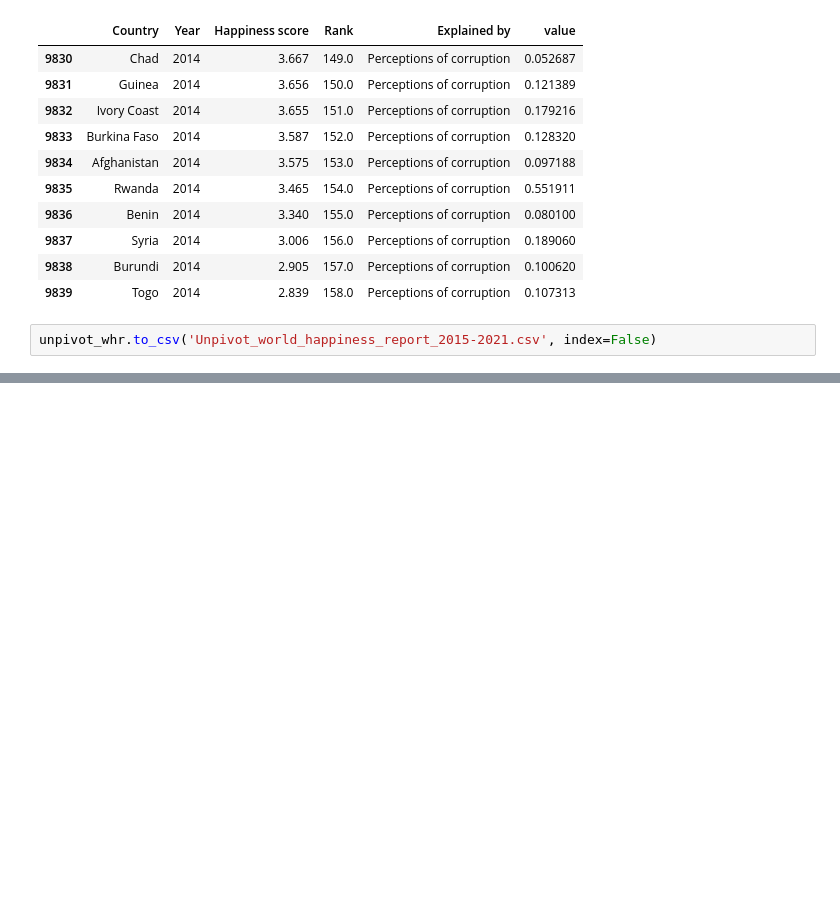
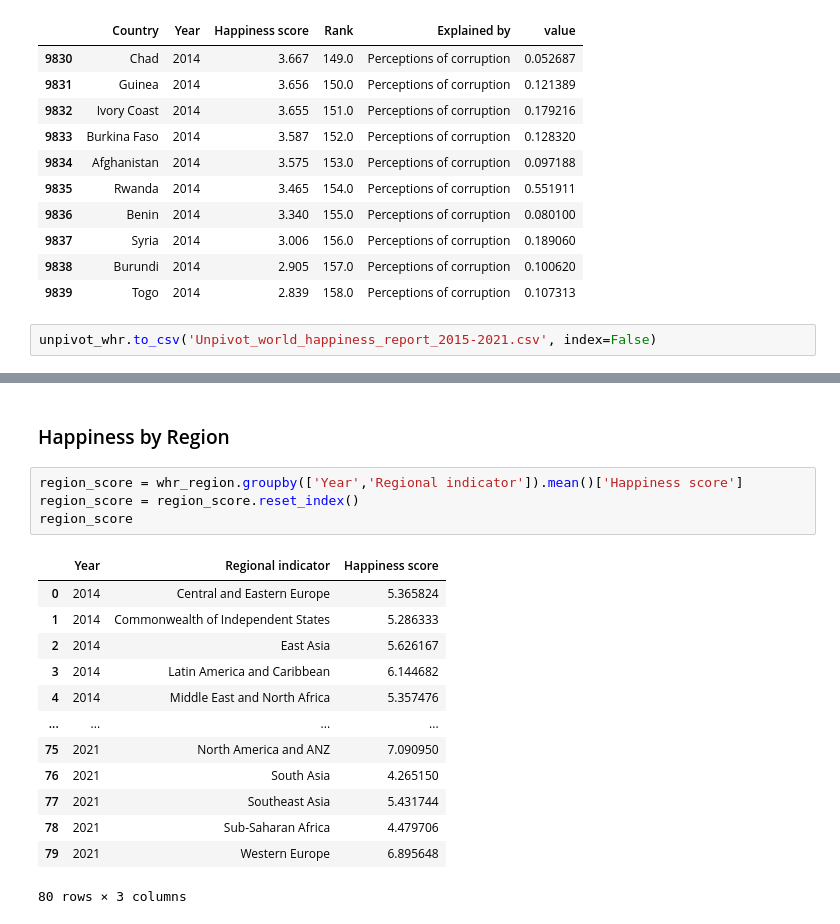
Before and after one commit to angkohtenko/World_Happiness_Report, a Jupyter notebook: Clean_data.ipynb, the cells around one changed output, grey strips where cells are left out. Drawn from its saved outputs; the diff is of its cells as text; blank space fills up the shorter version.

```diff
--- a/Clean_data.ipynb
+++ b/Clean_data.ipynb
@@ -938,0 +1044,20 @@ unpivot_whr.to_csv('Unpivot_world_happiness_report_2015-2021.csv', index=False)
+# %% [markdown]
+### Happiness by Region
+# %%
+region_score = whr_region.groupby(['Year','Regional indicator']).mean()['Happiness score']
+region_score = region_score.reset_index()
+region_score
+# %% [output]
+|  | Year | Regional indicator | Happiness score |
+| 0 | 2014 | Central and Eastern Europe | 5.365824 |
+| 1 | 2014 | Commonwealth of Independent States | 5.286333 |
+| 2 | 2014 | East Asia | 5.626167 |
+| 3 | 2014 | Latin America and Caribbean | 6.144682 |
+| 4 | 2014 | Middle East and North Africa | 5.357476 |
+| ... | ... | ... | ... |
+| 75 | 2021 | North America and ANZ | 7.090950 |
+| 76 | 2021 | South Asia | 4.265150 |
+| 77 | 2021 | Southeast Asia | 5.431744 |
+| 78 | 2021 | Sub-Saharan Africa | 4.479706 |
+| 79 | 2021 | Western Europe | 6.895648 |
+80 rows × 3 columns
```
Also changed, not shown: parts of 12 cells of this notebook.
